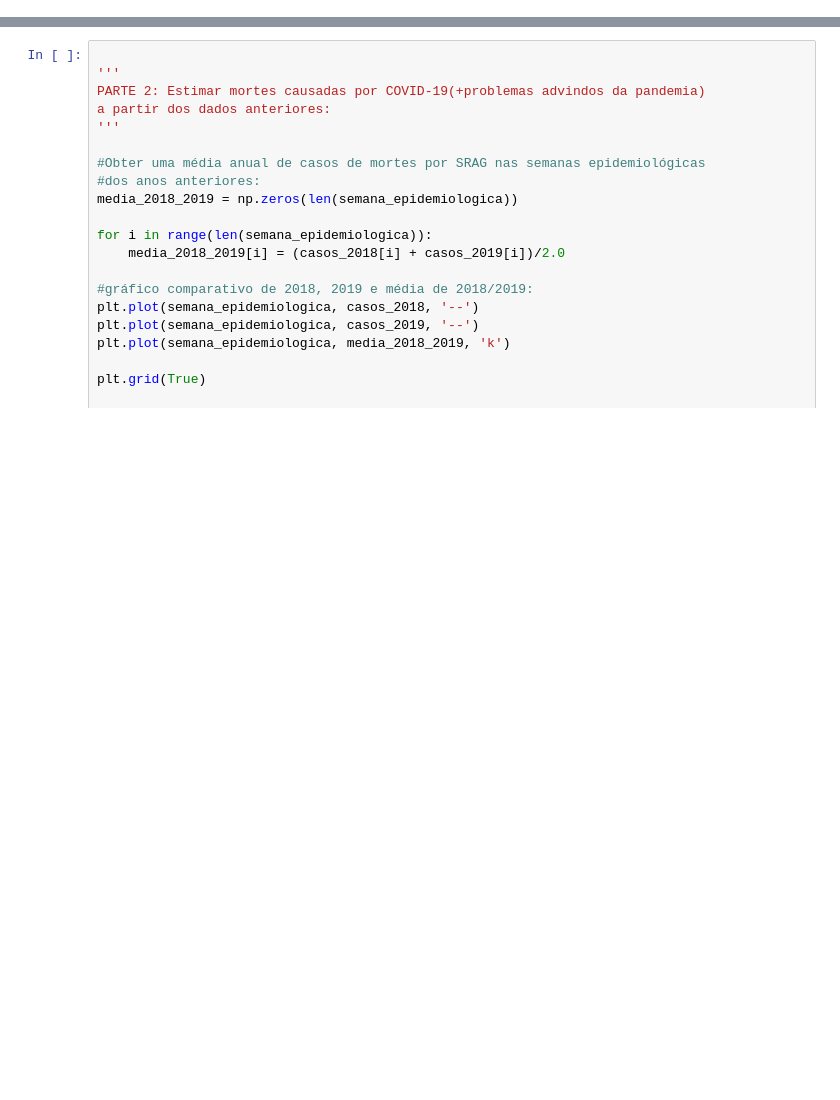
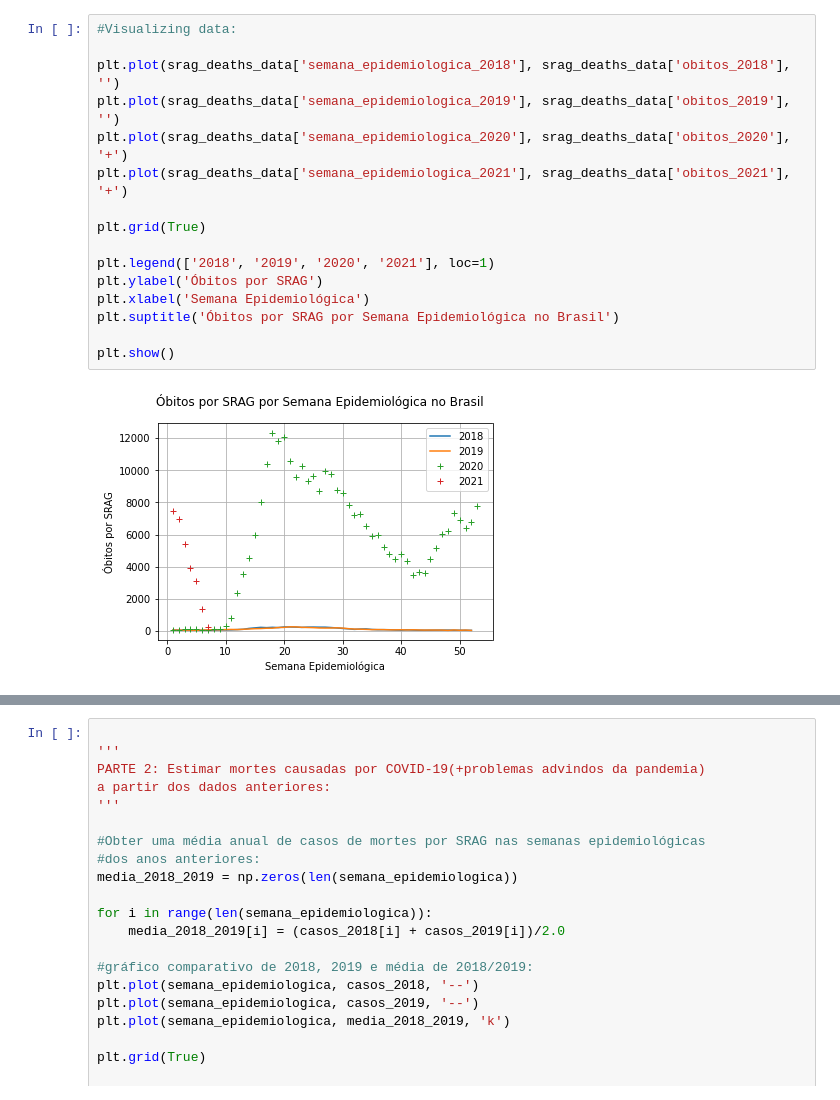
Before and after one commit to Gremling-Machine-Learning-Study-Group/Estimativa-de-mortes-por-COVID-19-subnotificadas-no-Brasil---D051---HACKCOVID-19, a Jupyter notebook: estimativa_obitos_covid_19_new.ipynb, the cells around one changed output, grey strips where cells are left out. Saved outputs shown, nothing was run; the diff lists cells and outputs as text; blank space fills up the shorter version.

```diff
--- a/estimativa_obitos_covid_19_new.ipynb
+++ b/estimativa_obitos_covid_19_new.ipynb
@@ -3,0 +65,18 @@ drive.mount('/content/drive')
+# %%
+#Visualizing data:
+
+plt.plot(srag_deaths_data['semana_epidemiologica_2018'], srag_deaths_data['obitos_2018'], '')
+plt.plot(srag_deaths_data['semana_epidemiologica_2019'], srag_deaths_data['obitos_2019'], '')
+plt.plot(srag_deaths_data['semana_epidemiologica_2020'], srag_deaths_data['obitos_2020'], '+')
+plt.plot(srag_deaths_data['semana_epidemiologica_2021'], srag_deaths_data['obitos_2021'], '+')
+
+plt.grid(True)
+
+plt.legend(['2018', '2019', '2020', '2021'], loc=1)
+plt.ylabel('Óbitos por SRAG')
+plt.xlabel('Semana Epidemiológica')
+plt.suptitle('Óbitos por SRAG por Semana Epidemiológica no Brasil')
+
+plt.show()
+# %% [output]
+[figure, added]
```
Also changed, not shown: parts of 10 cells of this notebook.
